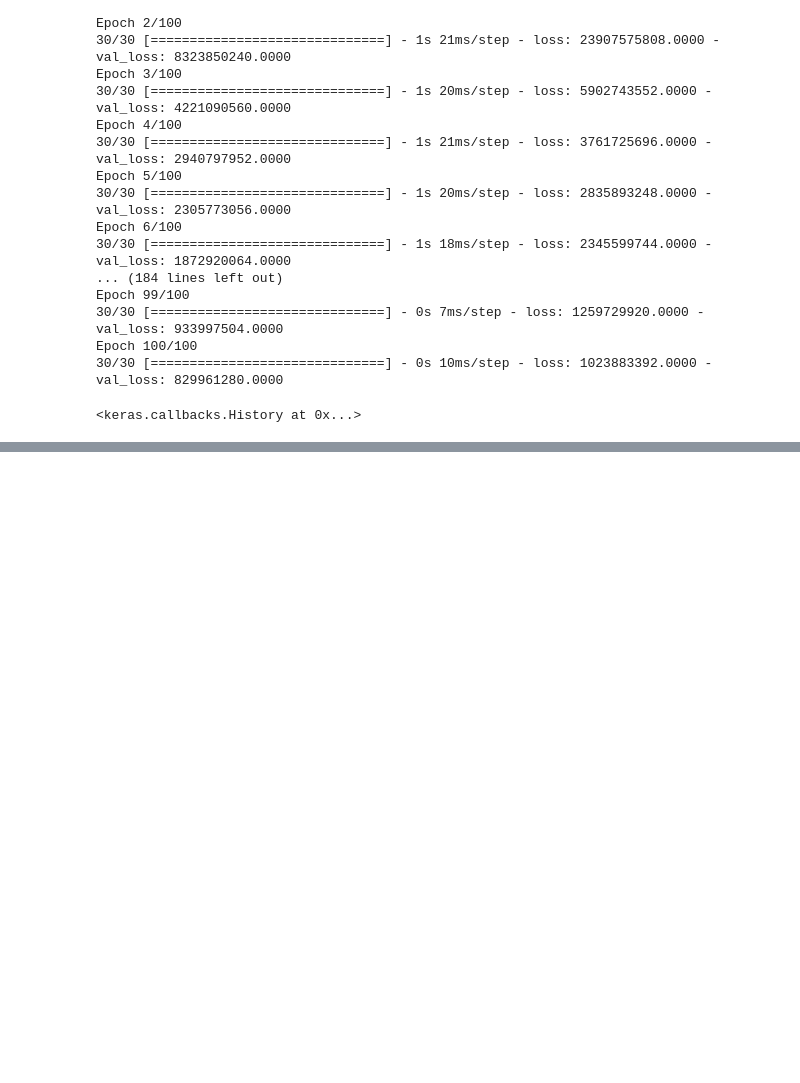
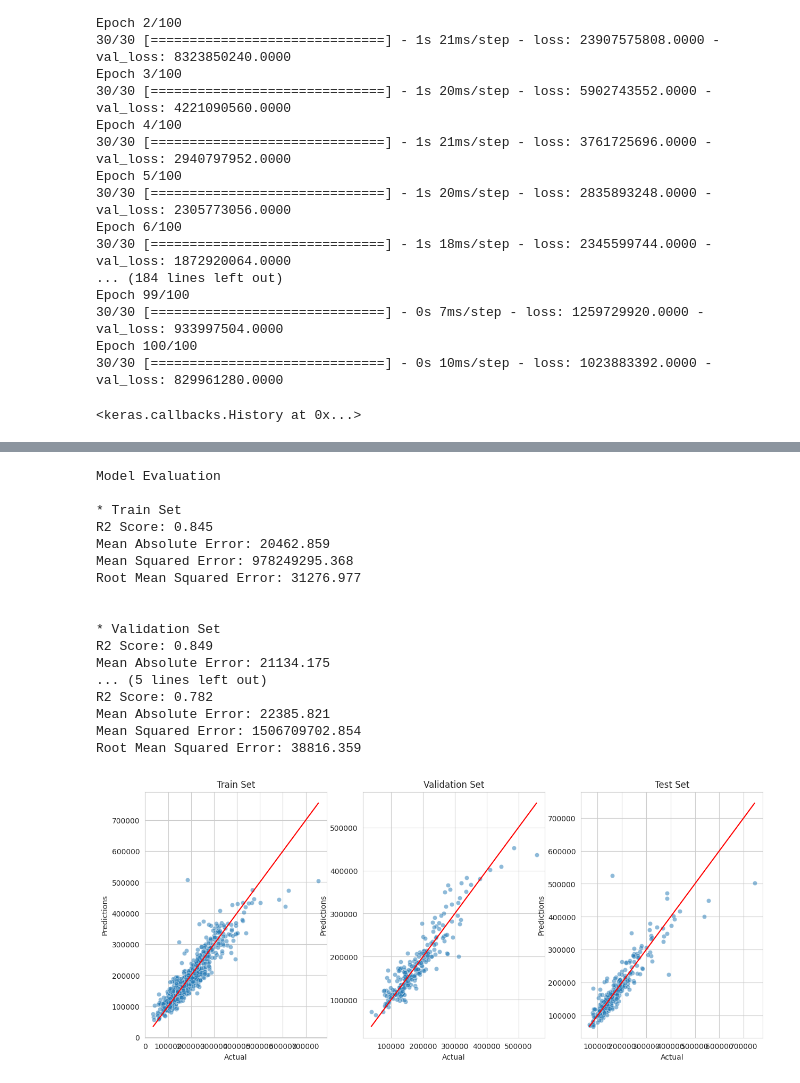
Before and after one commit to ewradcliffe/Heritage-Housing, a Jupyter notebook: jupyter_notebooks/ModellingMostImportantFeatures.ipynb, the cells around one changed output, grey strips where cells are left out. Cells and saved outputs as stored; diff of their text form; code cells hidden in the pictures; blank space fills up the shorter version.

```diff
--- a/jupyter_notebooks/ModellingMostImportantFeatures.ipynb
+++ b/jupyter_notebooks/ModellingMostImportantFeatures.ipynb
@@ -269,0 +372,23 @@ Epoch 100/100
+# %%
+regression_performance(X_train, y_train,X_val, y_val, X_test, y_test,model)
+regression_evaluation_plots(X_train, y_train, X_val, y_val,X_test, y_test,
+                            model, alpha_scatter=0.5)
+# %% [output]
+Model Evaluation
+
+* Train Set
+R2 Score: 0.845
+Mean Absolute Error: 20462.859
+Mean Squared Error: 978249295.368
+Root Mean Squared Error: 31276.977
+
+
+* Validation Set
+R2 Score: 0.849
+Mean Absolute Error: 21134.175
+... (5 lines left out)
+R2 Score: 0.782
+Mean Absolute Error: 22385.821
+Mean Squared Error: 1506709702.854
+Root Mean Squared Error: 38816.359
+[figure, added]
```
Also changed, not shown: parts of 11 cells of this notebook, 2 other files.
